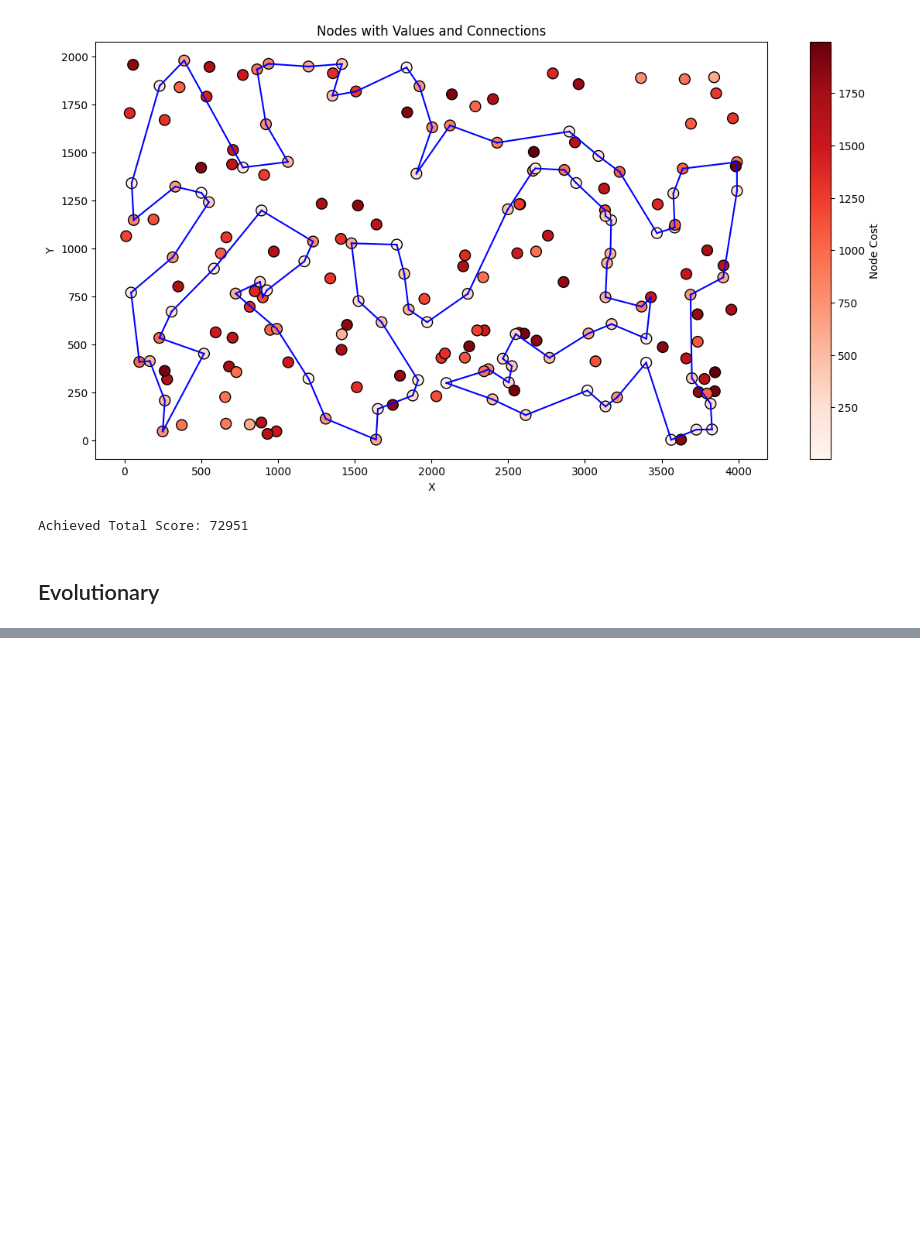
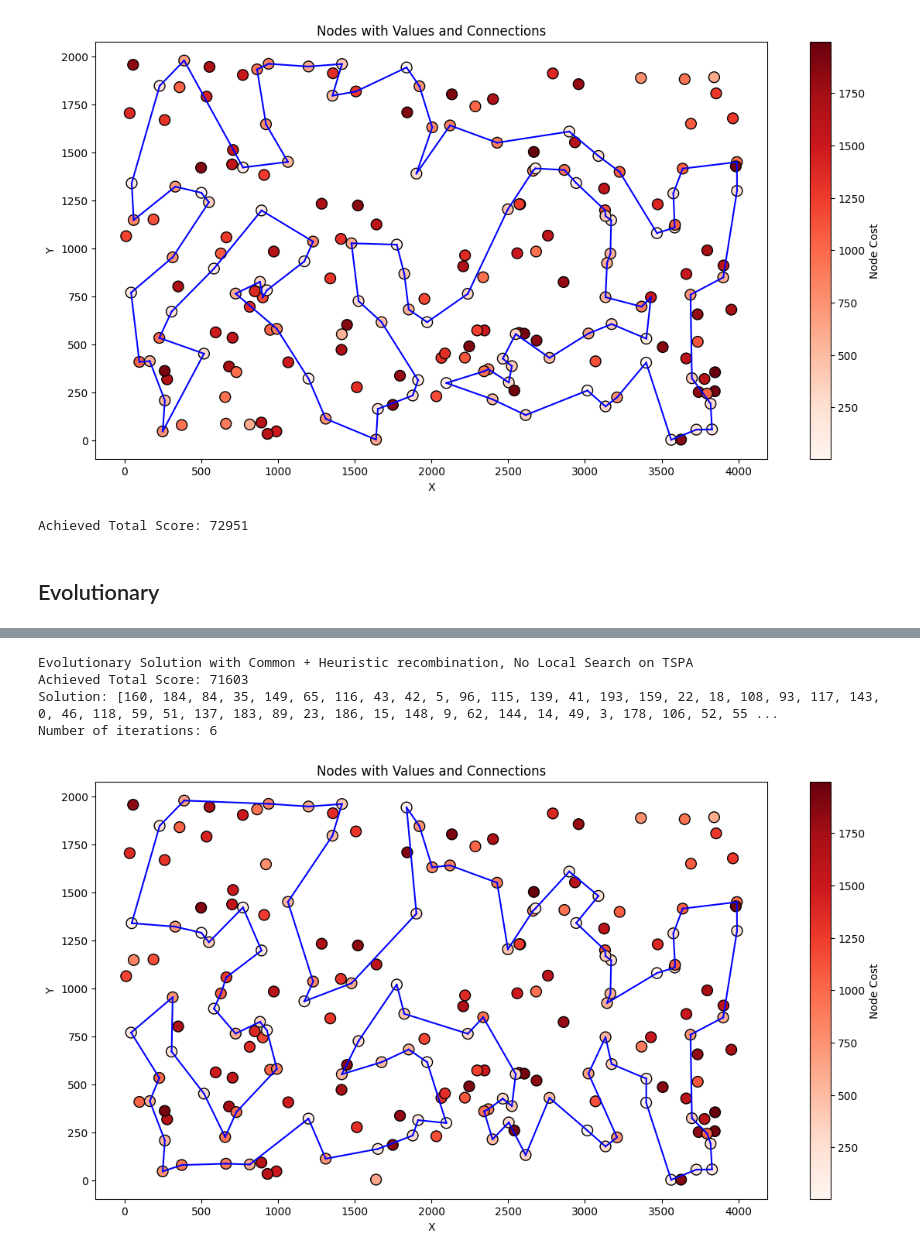
Before and after one commit to MatTheTab/Evolutionary-Computation, a Jupyter notebook: Assignment_9_Evolutionary_Metaheuristics/Assignment_9_Hybrid_Evolutionary_Algorithm.ipynb, the cells around one changed output, grey strips where cells are left out. Saved outputs shown, nothing was run; the diff lists cells and outputs as text; code cells hidden in the pictures; blank space fills up the shorter version.

```diff
--- a/Assignment_9_Evolutionary_Metaheuristics/Assignment_9_Hybrid_Evolutionary_Algorithm.ipynb
+++ b/Assignment_9_Evolutionary_Metaheuristics/Assignment_9_Hybrid_Evolutionary_Algorithm.ipynb
@@ -906,0 +1041,19 @@ allowed_time = 100
+# %%
+print("Evolutionary Solution with Common + Heuristic recombination, No Local Search on TSPA")
+solutions, iterations = evolutionary_solution(distance_matrix_A, weights_A, allowed_time=allowed_time, create_initial_population=create_initial_population_local_search,
+                      pop_size=20, recombination=common_and_heuristic_recombination, local_search=False)
+
+temp = copy_scores(solutions)
+TSPA_cumulative_results.append(temp.copy())
+score = -1*solutions[0][0]
+solution = solutions[0][1]
+print(f"Achieved Total Score: {score}")
+print(f"Solution: {solution}")
+print(f"Number of iterations: {iterations}")
+plot_nodes_with_lines(df_A, solution)
+# %% [output]
+Evolutionary Solution with Common + Heuristic recombination, No Local Search on TSPA
+Achieved Total Score: 71603
+Solution: [160, 184, 84, 35, 149, 65, 116, 43, 42, 5, 96, 115, 139, 41, 193, 159, 22, 18, 108, 93, 117, 143, 0, 46, 118, 59, 51, 137, 183, 89, 23, 186, 15, 148, 9, 62, 144, 14, 49, 3, 178, 106, 52, 55 ...
+Number of iterations: 6
+[figure, added]
```
Also changed, not shown: parts of 36 cells of this notebook.
